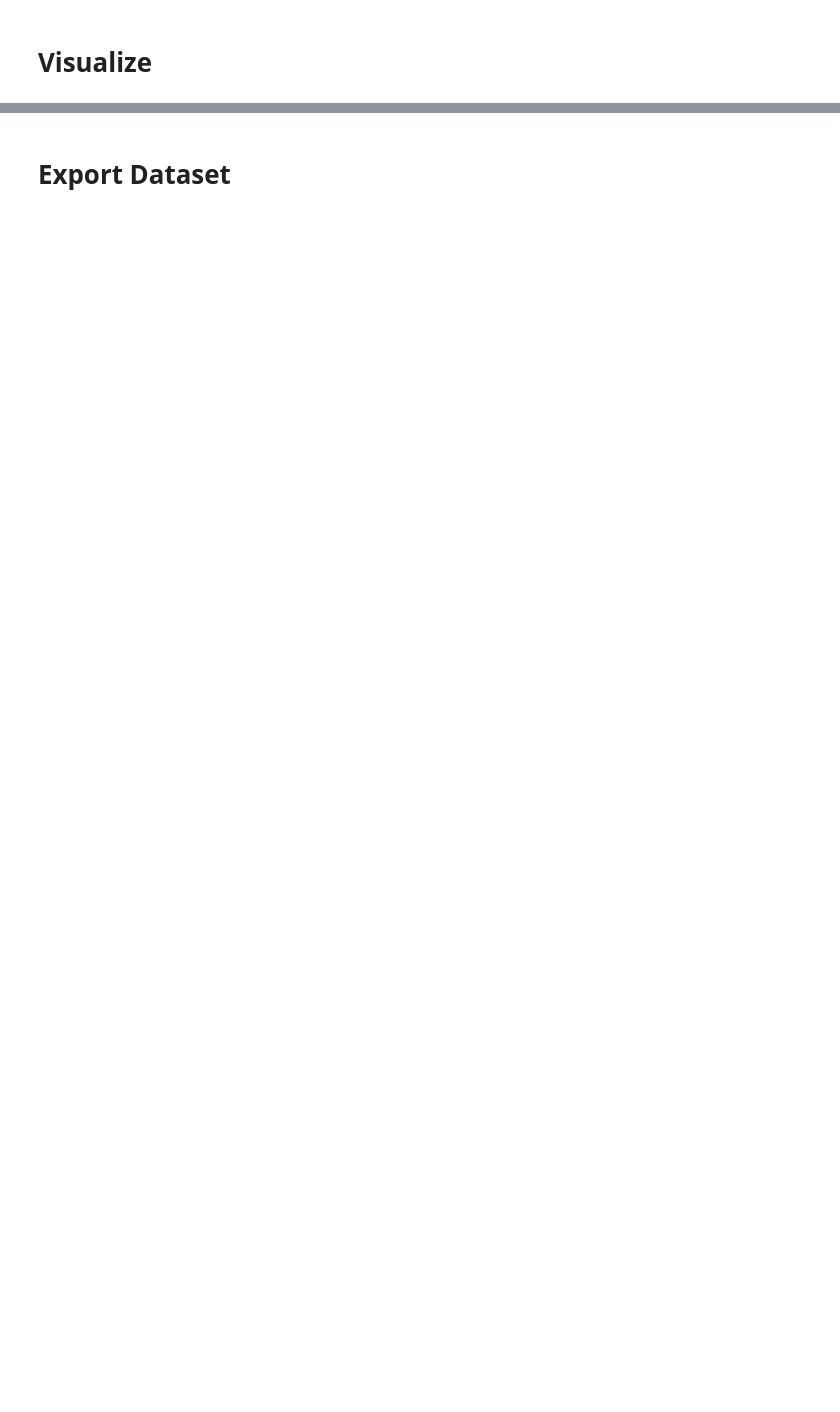
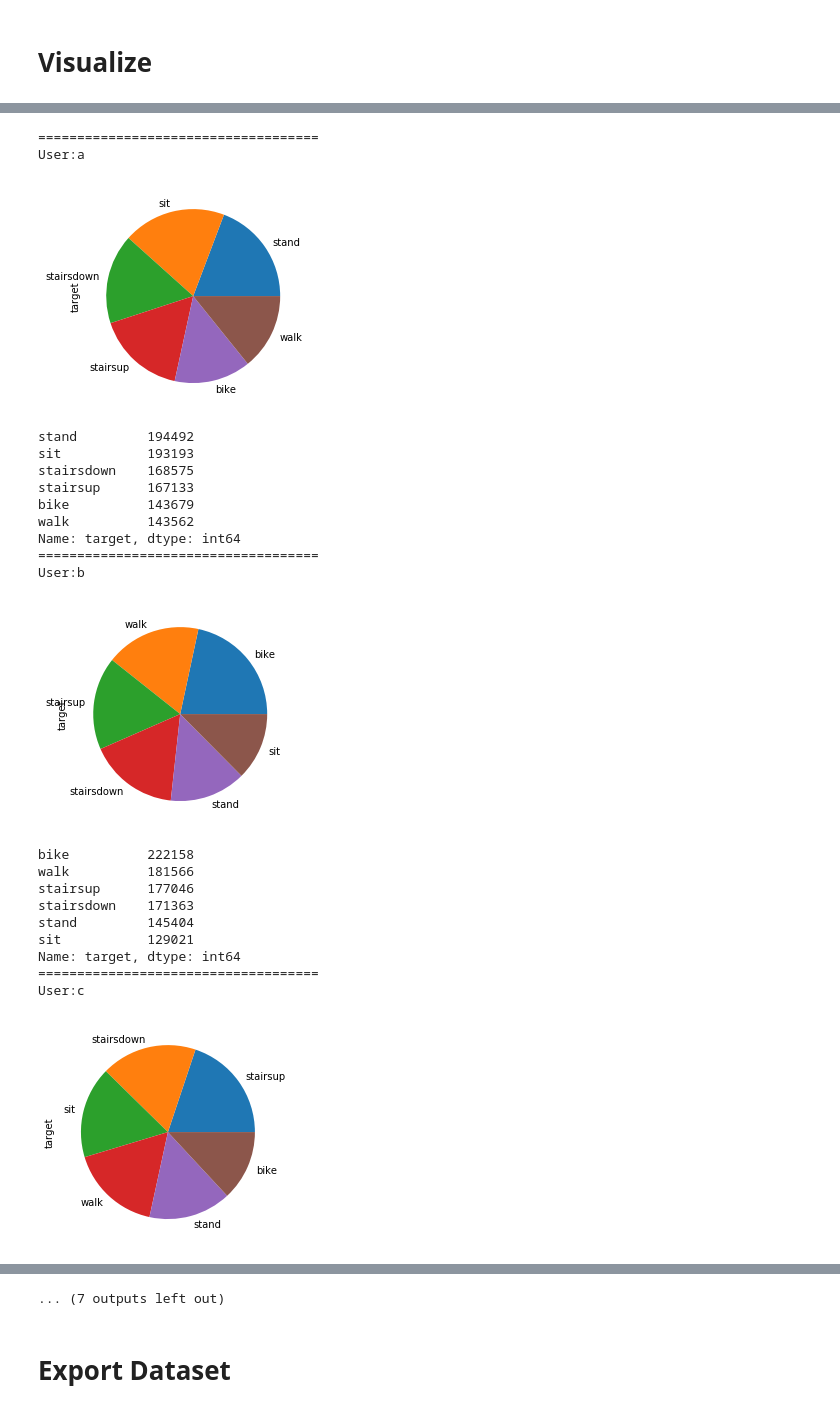
Before and after one commit to lbhdc/Horme, a Jupyter notebook: notebook/process_datasets.ipynb, the cells around one changed output, grey strips where cells are left out. Cells and saved outputs as stored; diff of their text form; code cells hidden in the pictures; blank space fills up the shorter version.

```diff
--- a/notebook/process_datasets.ipynb
+++ b/notebook/process_datasets.ipynb
@@ -101,0 +186,31 @@ df.target.value_counts().plot(kind="pie");
+# %%
+for user in sorted(df.user.unique()):
+    print(f"====================================\nUser:{user}")
+    mask = df.user == user
+    df[mask].target.value_counts().plot(kind="pie")
+    plt.show()
+    print(df[mask].target.value_counts())
+# %% [output]
+====================================
+User:a
+[figure, added]
+stand         194492
+sit           193193
+stairsdown    168575
+stairsup      167133
+bike          143679
+walk          143562
+Name: target, dtype: int64
+====================================
+User:b
+[figure, added]
+bike          222158
+walk          181566
+stairsup      177046
+stairsdown    171363
+stand         145404
+sit           129021
+Name: target, dtype: int64
+====================================
+User:c
+[figure, added]
@@ -102,3 +247,4 @@ df.target.value_counts().plot(kind="pie");
+... (7 outputs left out)
 # %% [markdown]
 # Export Dataset
 # %%
```
Also changed, not shown: parts of 24 cells of this notebook.
